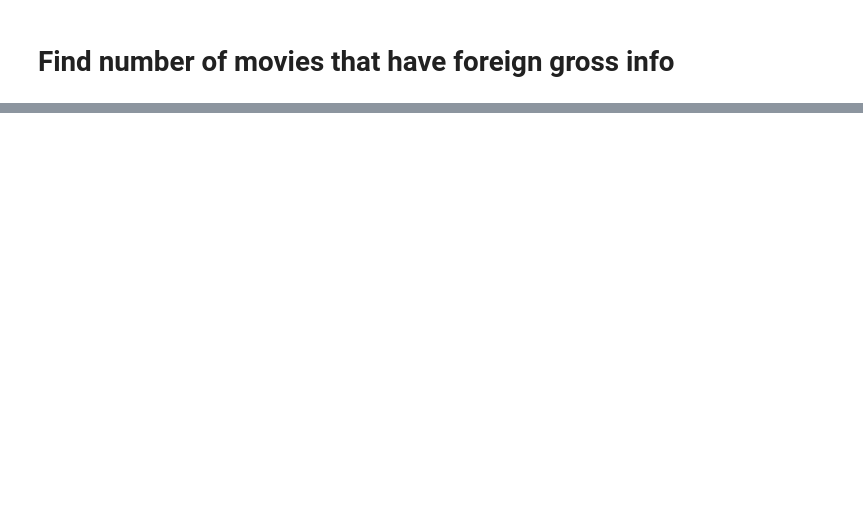
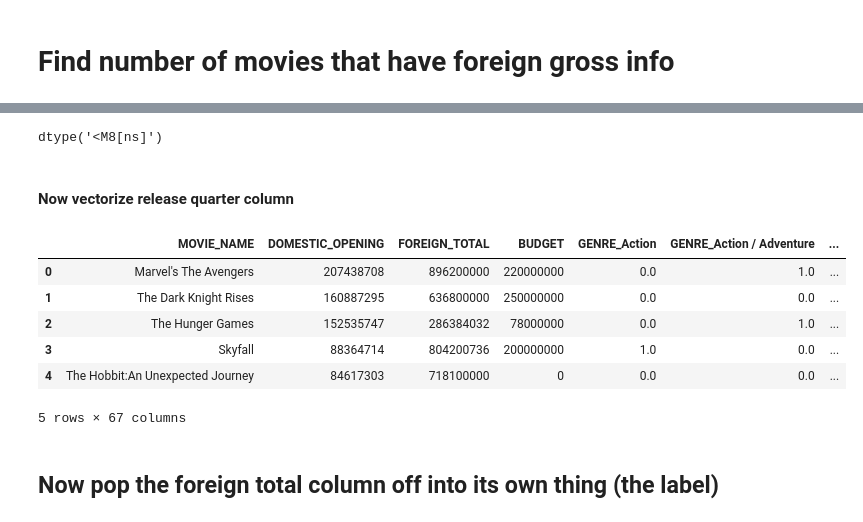
Before and after one commit to wccosby/Project_Luther, a Jupyter notebook: initial_analysis.ipynb, the cells around one changed output, grey strips where cells are left out. Cells and saved outputs as stored; diff of their text form; code cells hidden in the pictures; blank space fills up the shorter version.

```diff
--- a/initial_analysis.ipynb
+++ b/initial_analysis.ipynb
@@ -96,0 +92,7 @@ movie
+# %%
+# turn RELEASE_DATE into actual datetime
+movie_data['RELEASE_DATE'] = movie_data['RELEASE_DATE'].apply(lambda x: dateutil.parser.parse(x))
+# %%
+movie_data['RELEASE_DATE'].dtype
+# %% [output]
+dtype('<M8[ns]')
@@ -96,0 +104,2 @@ movie
+# %% [markdown]
+#### Now vectorize release quarter column
@@ -96,0 +108,12 @@ movie
+# %%
+movie_data.head()
+# %% [output]
+|  | MOVIE_NAME | DOMESTIC_OPENING | FOREIGN_TOTAL | BUDGET | GENRE_Action | GENRE_Action / Adventure | ... |
+| 0 | Marvel's The Avengers | 207438708 | 896200000 | 220000000 | 0.0 | 1.0 | ... |
+| 1 | The Dark Knight Rises | 160887295 | 636800000 | 250000000 | 0.0 | 0.0 | ... |
+| 2 | The Hunger Games | 152535747 | 286384032 | 78000000 | 0.0 | 1.0 | ... |
+| 3 | Skyfall | 88364714 | 804200736 | 200000000 | 1.0 | 0.0 | ... |
+| 4 | The Hobbit:An Unexpected Journey | 84617303 | 718100000 | 0 | 0.0 | 0.0 | ... |
+5 rows × 67 columns
+# %% [markdown]
+## Now pop the foreign total column off into its own thing (the label)
```
Also changed, not shown: parts of 43 cells of this notebook, 3 other files.
